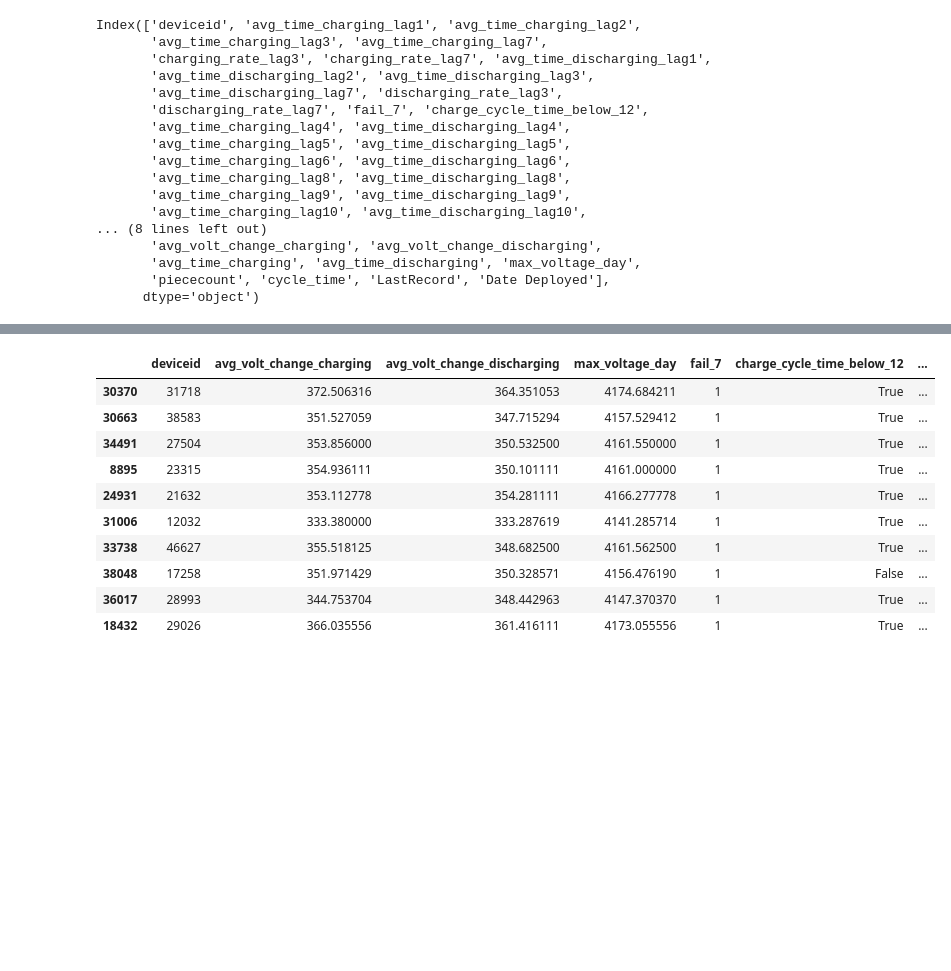
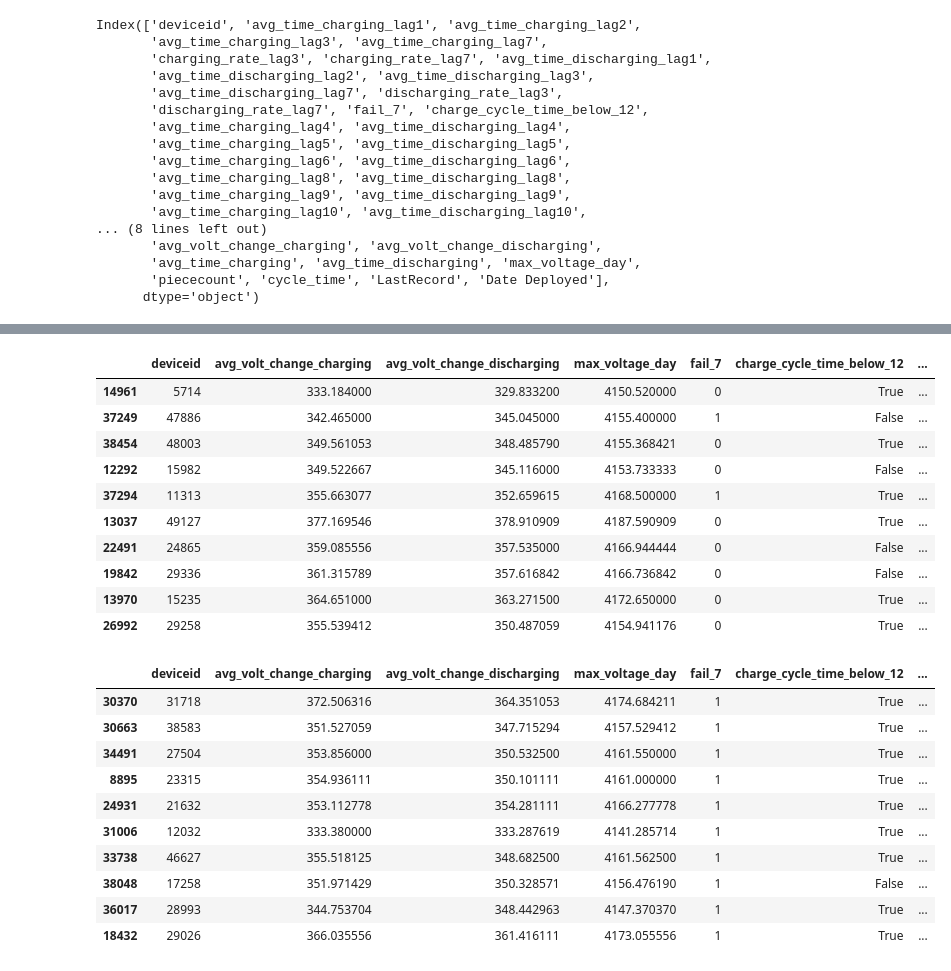
Before and after one commit to natalia-kurbakova/Baruch-Data-Challenge, a Jupyter notebook: datachallenge.ipynb, the cells around one changed output, grey strips where cells are left out. Saved outputs shown, nothing was run; the diff lists cells and outputs as text; code cells hidden in the pictures; blank space fills up the shorter version.

```diff
--- a/datachallenge.ipynb
+++ b/datachallenge.ipynb
@@ -113,3 +113,17 @@ new_df.head(10)
+# %%
+new_df.sample(10)
+# %% [output]
+|  | deviceid | avg_volt_change_charging | avg_volt_change_discharging | max_voltage_day | fail_7 | charge_cycle_time_below_12 | ... |
+| 14961 | 5714 | 333.184000 | 329.833200 | 4150.520000 | 0 | True | ... |
+| 37249 | 47886 | 342.465000 | 345.045000 | 4155.400000 | 1 | False | ... |
+| 38454 | 48003 | 349.561053 | 348.485790 | 4155.368421 | 0 | True | ... |
+| 12292 | 15982 | 349.522667 | 345.116000 | 4153.733333 | 0 | False | ... |
+| 37294 | 11313 | 355.663077 | 352.659615 | 4168.500000 | 1 | True | ... |
+| 13037 | 49127 | 377.169546 | 378.910909 | 4187.590909 | 0 | True | ... |
+| 22491 | 24865 | 359.085556 | 357.535000 | 4166.944444 | 0 | False | ... |
+| 19842 | 29336 | 361.315789 | 357.616842 | 4166.736842 | 0 | False | ... |
+| 13970 | 15235 | 364.651000 | 363.271500 | 4172.650000 | 0 | True | ... |
+| 26992 | 29258 | 355.539412 | 350.487059 | 4154.941176 | 0 | True | ... |
 # %%
 #comparing with patterns from failed devices
 
```
Also changed, not shown: parts of 2 cells of this notebook.
